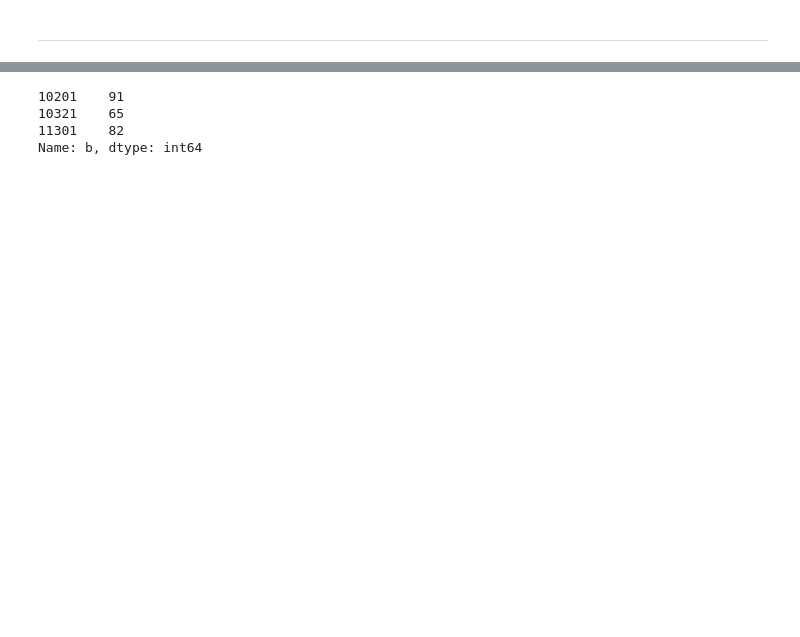
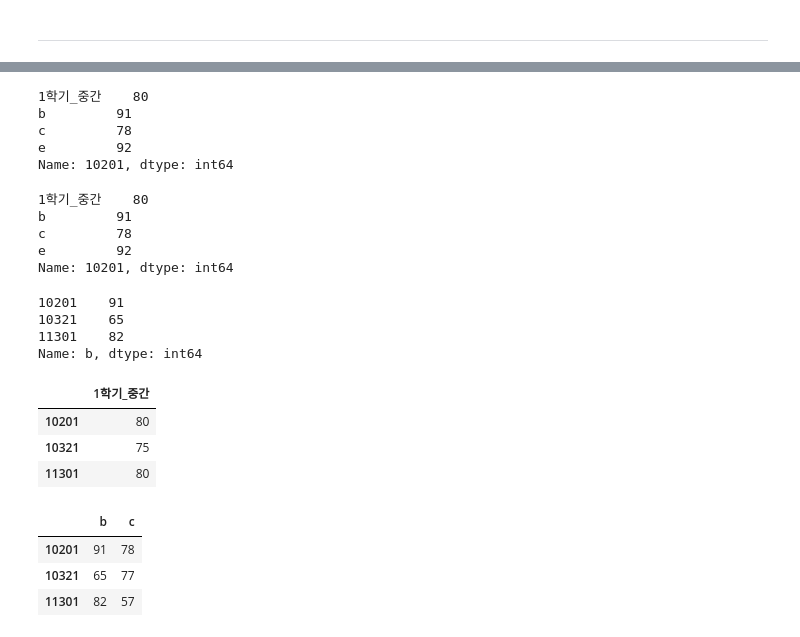
Before and after one commit to YeHoonJang/archive_for_everything, a Jupyter notebook: donghwa/pandas_basic.ipynb, the cells around one changed output, grey strips where cells are left out. Drawn from its saved outputs; the diff is of its cells as text; code cells hidden in the pictures; blank space fills up the shorter version.

```diff
--- a/donghwa/pandas_basic.ipynb
+++ b/donghwa/pandas_basic.ipynb
@@ -519,7 +552,47 @@ df[['1학기_중간']]
-# %%
-df.b
-# %% [output]
-10201    91
-10321    65
-11301    82
-Name: b, dtype: int64
+# %%
+# 데이터 프레임에서 0번째 행의 데이터를 검색할 때
+# iloc은 index location을 의미
+# 따라서 인덱스의 위치가 0인 행을 출력하라는 뜻
+df.iloc[0]
+# %% [output]
+1학기_중간    80
+b         91
+c         78
+e         92
+Name: 10201, dtype: int64
+# %%
+# 인덱스의 순서를 모를 때는 인덱스의 값으로 검색 가능
+# loc은 location의 줄임말
+# 인덱스의 값이 10201인 행을 출력하라는 뜻
+df.loc[10201]
+# %% [output]
+1학기_중간    80
+b         91
+c         78
+e         92
+Name: 10201, dtype: int64
+# %%
+# 판다스는 열을 중심으로 데이터 핸들링을 지원하기 때문에 columns을 이용해 검색 할때는 별다른 명령어 필요없이
+# 바로 호출해주면 됨
+df.b
+# %% [output]
+10201    91
+10321    65
+11301    82
+Name: b, dtype: int64
+# %%
+#column 의 이름이 숫자+문자 등의 복잡한 형태이거나, 띄어쓰기가 포함되어 있을 경우 검색하는 방법
+df[['1학기_중간']]
+# %% [output]
+|  | 1학기_중간 |
+| 10201 | 80 |
+| 10321 | 75 |
+| 11301 | 80 |
+# %%
+# column 여러 개를 동시에 출력하고 싶을 때
+df[['b','c']]
+# %% [output]
+|  | b | c |
+| 10201 | 91 | 78 |
+| 10321 | 65 | 77 |
+| 11301 | 82 | 57 |
```
Also changed, not shown: parts of 120 cells of this notebook, 4 other files.
